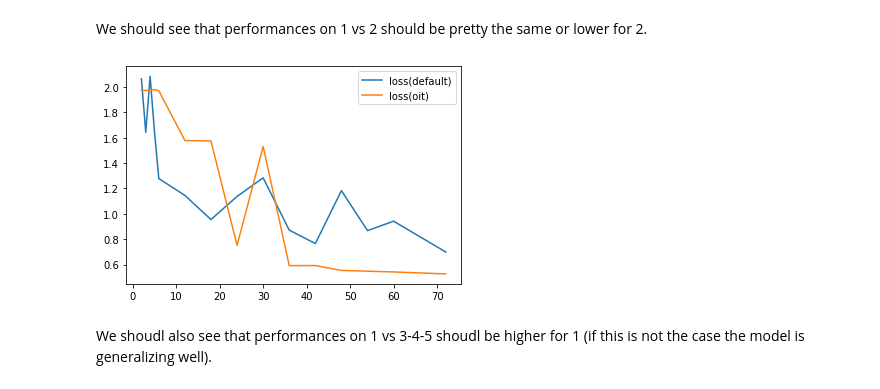
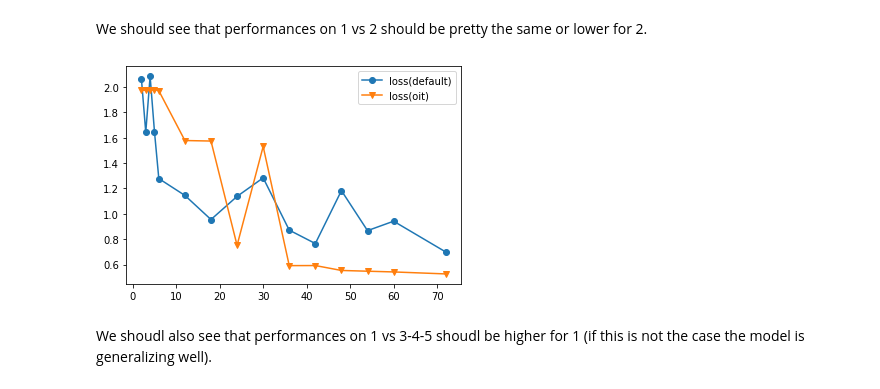
Before and after one commit to lparolari/har, a Jupyter notebook: autoencoder_plot.ipynb, the cells around one changed output. Drawn from its saved outputs; the diff is of its cells as text; code cells hidden in the pictures.

```diff
--- a/autoencoder_plot.ipynb
+++ b/autoencoder_plot.ipynb
@@ -154,19 +160,19 @@ We should see that performances on 1 vs 2 should be pretty the same or lower for
 # %%
 df = data_df.loc[(data_df["type"] == "default") & (data_df["batch_size"] == 128)]
 
 x, y = get_losses_by_code_size(df)
-plt.plot(x, y, label="loss(default)")
+plt.plot(x, y, marker="o", label="loss(default)")
 
 df = data_df.loc[(data_df["type"] == "oit") & (data_df["batch_size"] == 128)]
 
 x, y = get_losses_by_code_size(df)
-plt.plot(x, y, label="loss(oit)")
+plt.plot(x, y, marker="v", label="loss(oit)")
 
 plt.legend()
 
 plt.show()
 # %% [output]
-[figure, old version]
+[figure, new version]
 # %% [markdown]
 We shoudl also see that performances on 1 vs 3-4-5 shoudl be higher for 1 (if this is not the case the model is generalizing well).
 # %%
```
Also changed, not shown: parts of 9 cells of this notebook, 1 other file.
